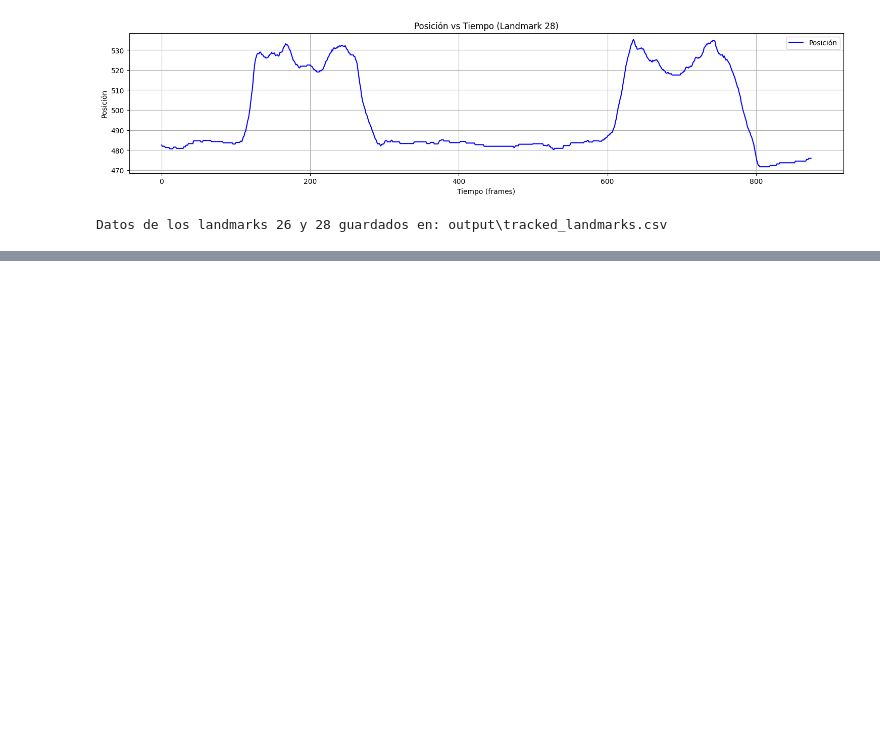
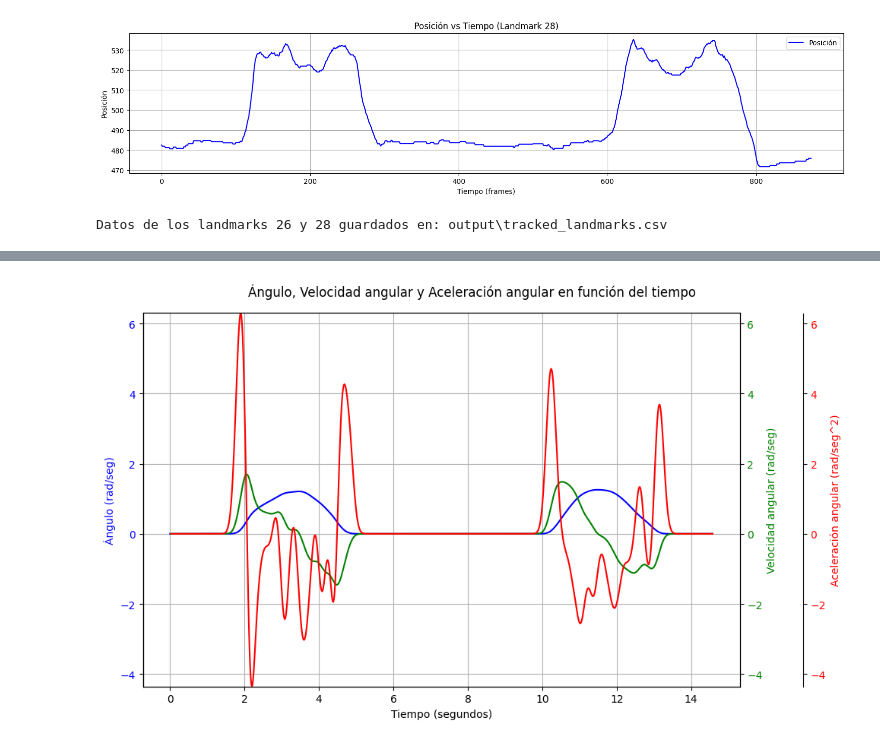
Before and after one commit to valenpistonesi/Cuadriceps-Fisica-2C-24, a Jupyter notebook: Proyecto/Proyecto.ipynb, the cells around one changed output, grey strips where cells are left out. Saved outputs shown, nothing was run; the diff lists cells and outputs as text; code cells hidden in the pictures; blank space fills up the shorter version.

Commit message:
grafico_vectores_error

```diff
--- a/Proyecto/Proyecto.ipynb
+++ b/Proyecto/Proyecto.ipynb
@@ -525,3 +316,45 @@ Error:
+# %%
+####SECCiÓN DE GRAFICO####
+
+##### Cargar el CSV con las coordenadas y frames del trackeo
+df_nuevo = pd.read_csv('output/tracked_landmarks.csv')
+# Encontrar el valor mínimo entre todas las variables para alinear los ceros
+min_y = min(df_nuevo['ángulo_26_28'].min(), df_nuevo['velocidad_angular'].min(), df_nuevo['aceleracion_angular'].min())
+max_y = max(df_nuevo['ángulo_26_28'].max(), df_nuevo['velocidad_angular'].max(), df_nuevo['aceleracion_angular'].max())
+
+# Crear el gráfico con múltiples ejes para cada variable
+fig, ax1 = plt.subplots(figsize=(10, 6))
+
+# Graficar el ángulo en el eje principal (ax1)
+ax1.plot(df_nuevo['time_seconds'], df_nuevo['ángulo_26_28'], color='blue', label='Ángulo')
+ax1.set_xlabel('Tiempo (segundos)')
+ax1.set_ylabel('Ángulo (rad/seg)', color='blue')
+ax1.tick_params(axis='y', labelcolor='blue')
+ax1.set_ylim(min_y, max_y)  # Alinear el eje y con el valor mínimo común
+
+# Crear un segundo eje para la velocidad angular
+ax2 = ax1.twinx()
+ax2.plot(df_nuevo['time_seconds'], df_nuevo['velocidad_angular'], color='green', label='Velocidad angular')
+ax2.set_ylabel('Velocidad angular (rad/seg)', color='green')
+ax2.tick_params(axis='y', labelcolor='green')
+ax2.set_ylim(min_y, max_y)  # Alinear el eje y con el valor mínimo común
+
+# Crear un tercer eje para la aceleración angular
+ax3 = ax1.twinx()
+ax3.spines['right'].set_position(('outward', 60))  # Separar un poco el tercer eje
+ax3.plot(df_nuevo['time_seconds'], df_nuevo['aceleracion_angular'], color='red', label='Aceleración angular')
+ax3.set_ylabel('Aceleración angular (rad/seg^2)', color='red')
+ax3.tick_params(axis='y', labelcolor='red')
+ax3.set_ylim(min_y, max_y)  # Alinear el eje y con el valor mínimo común
+
+# Título y leyendas
+fig.suptitle('Ángulo, Velocidad angular y Aceleración angular en función del tiempo')
+ax1.grid(True)
+
+fig.tight_layout()
+plt.show()
+# %% [output]
+[figure, added]
 # %%
 import pandas as pd
 import matplotlib.pyplot as plt
```
Also changed, not shown: parts of 6 cells of this notebook, 1 other file.
